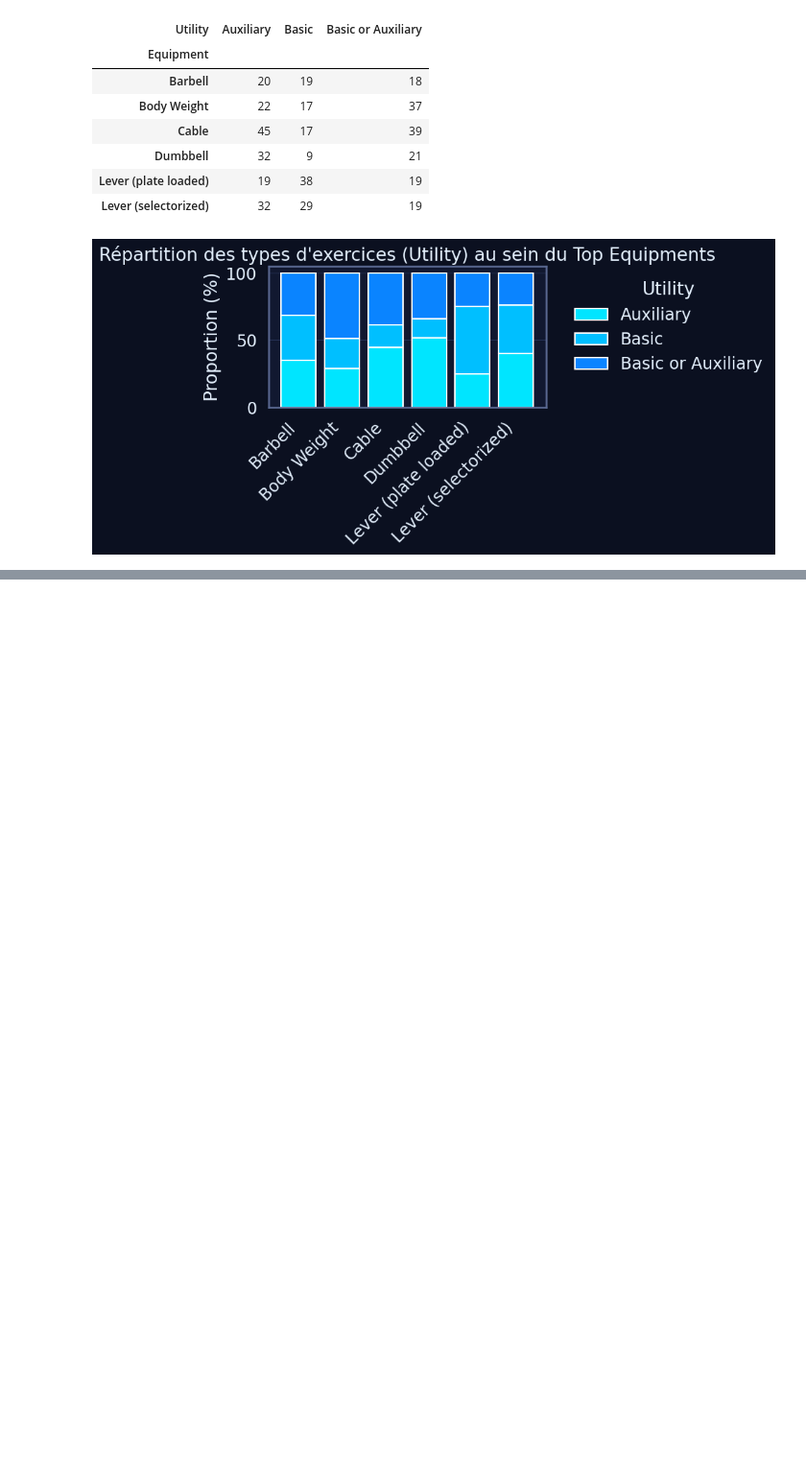
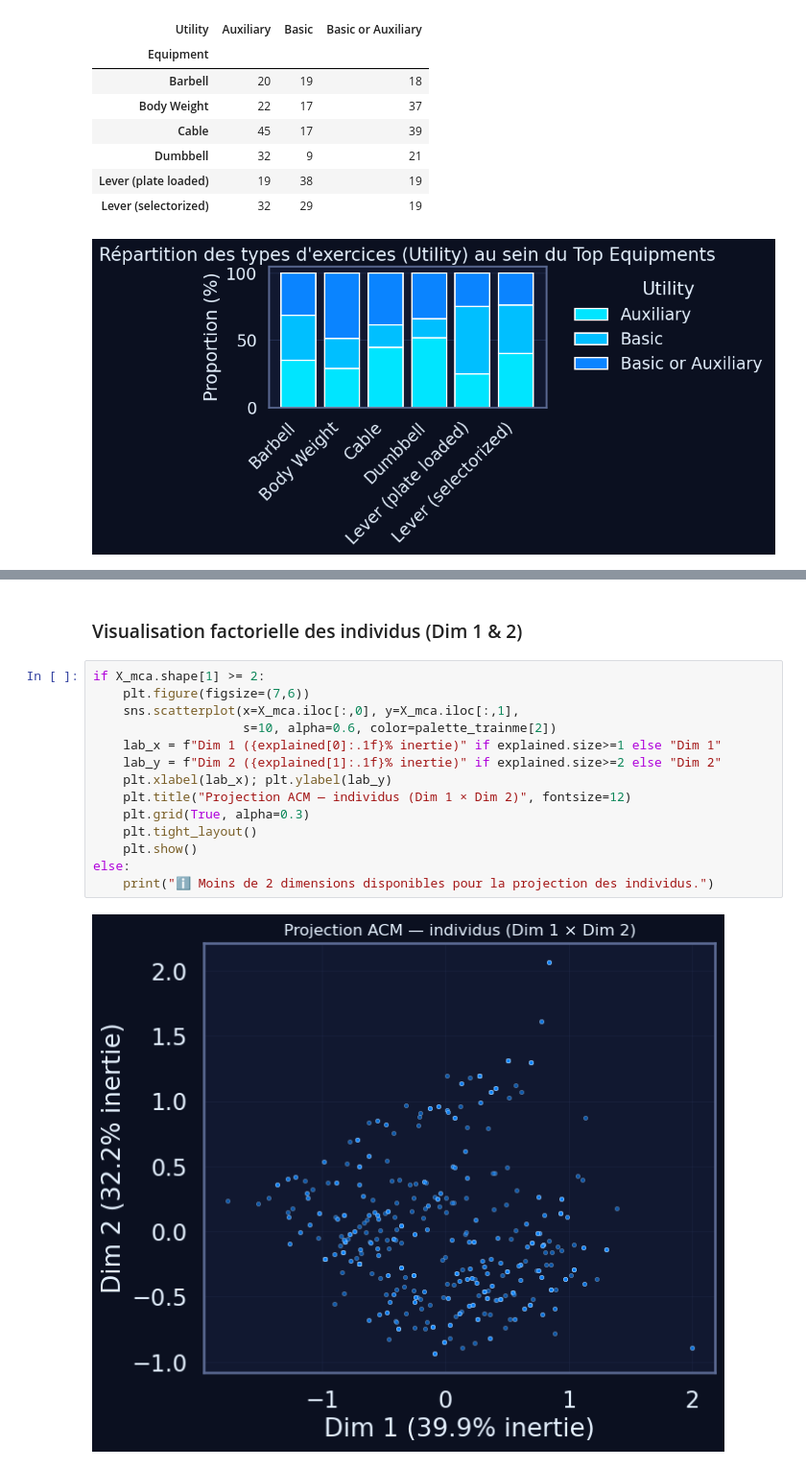
Before and after one commit to happy-developer/train.me, a Jupyter notebook: src/notebooks/eda/gym_exercises_dataset/eda_gym_exercises_dataset.ipynb, the cells around one changed output, grey strips where cells are left out. Shown at 96% size. Cells and saved outputs as stored; diff of their text form; blank space fills up the shorter version.

```diff
--- a/src/notebooks/eda/gym_exercises_dataset/eda_gym_exercises_dataset.ipynb
+++ b/src/notebooks/eda/gym_exercises_dataset/eda_gym_exercises_dataset.ipynb
@@ -783,0 +943,18 @@ plt.show()
+# %% [markdown]
+### Visualisation factorielle des individus (Dim 1 & 2)
+# %%
+if X_mca.shape[1] >= 2:
+    plt.figure(figsize=(7,6))
+    sns.scatterplot(x=X_mca.iloc[:,0], y=X_mca.iloc[:,1],
+                    s=10, alpha=0.6, color=palette_trainme[2])
+    lab_x = f"Dim 1 ({explained[0]:.1f}% inertie)" if explained.size>=1 else "Dim 1"
+    lab_y = f"Dim 2 ({explained[1]:.1f}% inertie)" if explained.size>=2 else "Dim 2"
+    plt.xlabel(lab_x); plt.ylabel(lab_y)
+    plt.title("Projection ACM — individus (Dim 1 × Dim 2)", fontsize=12)
+    plt.grid(True, alpha=0.3)
+    plt.tight_layout()
+    plt.show()
+else:
+    print("ℹ️ Moins de 2 dimensions disponibles pour la projection des individus.")
+# %% [output]
+[figure, added]
```
Also changed, not shown: parts of 15 cells of this notebook, 1 other file.
